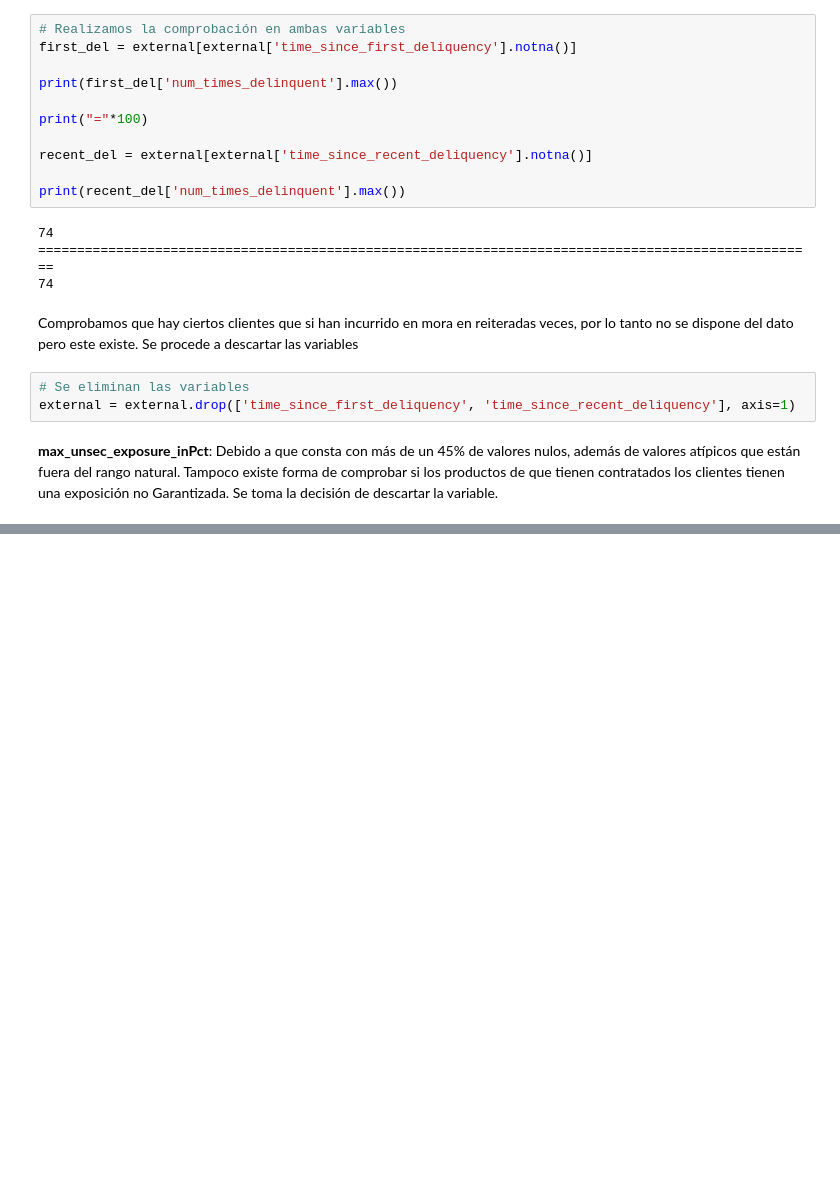
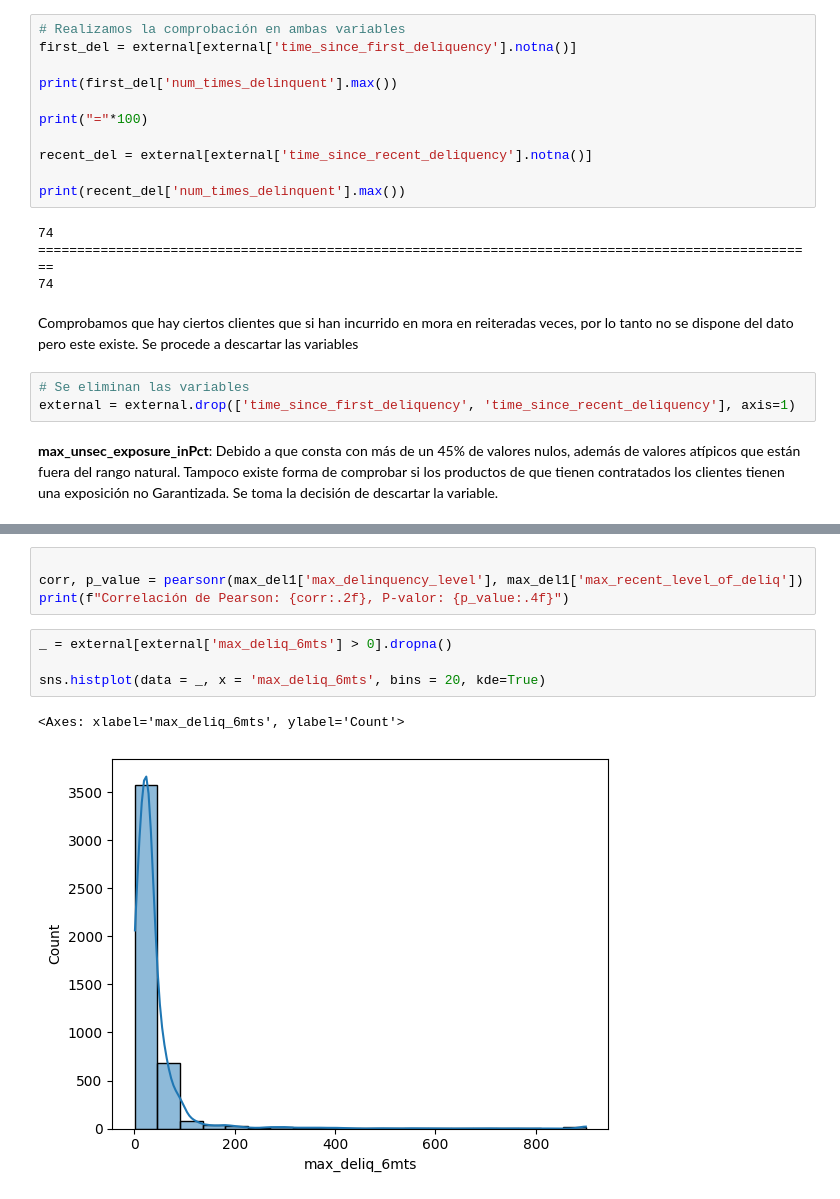
Before and after one commit to Ismaelasoo/ML-Credit-Scoring, a Jupyter notebook: main.ipynb, the cells around one changed output, grey strips where cells are left out. Drawn from its saved outputs; the diff is of its cells as text; blank space fills up the shorter version.

```diff
--- a/main.ipynb
+++ b/main.ipynb
@@ -328,0 +307,11 @@ plt.show()
+# %%
+
+corr, p_value = pearsonr(max_del1['max_delinquency_level'], max_del1['max_recent_level_of_deliq'])
+print(f"Correlación de Pearson: {corr:.2f}, P-valor: {p_value:.4f}")
+# %%
+_ = external[external['max_deliq_6mts'] > 0].dropna()
+
+sns.histplot(data = _, x = 'max_deliq_6mts', bins = 20, kde=True)
+# %% [output]
+<Axes: xlabel='max_deliq_6mts', ylabel='Count'>
+[figure, added]
```
Also changed, not shown: parts of 18 cells of this notebook, 1 other file.
